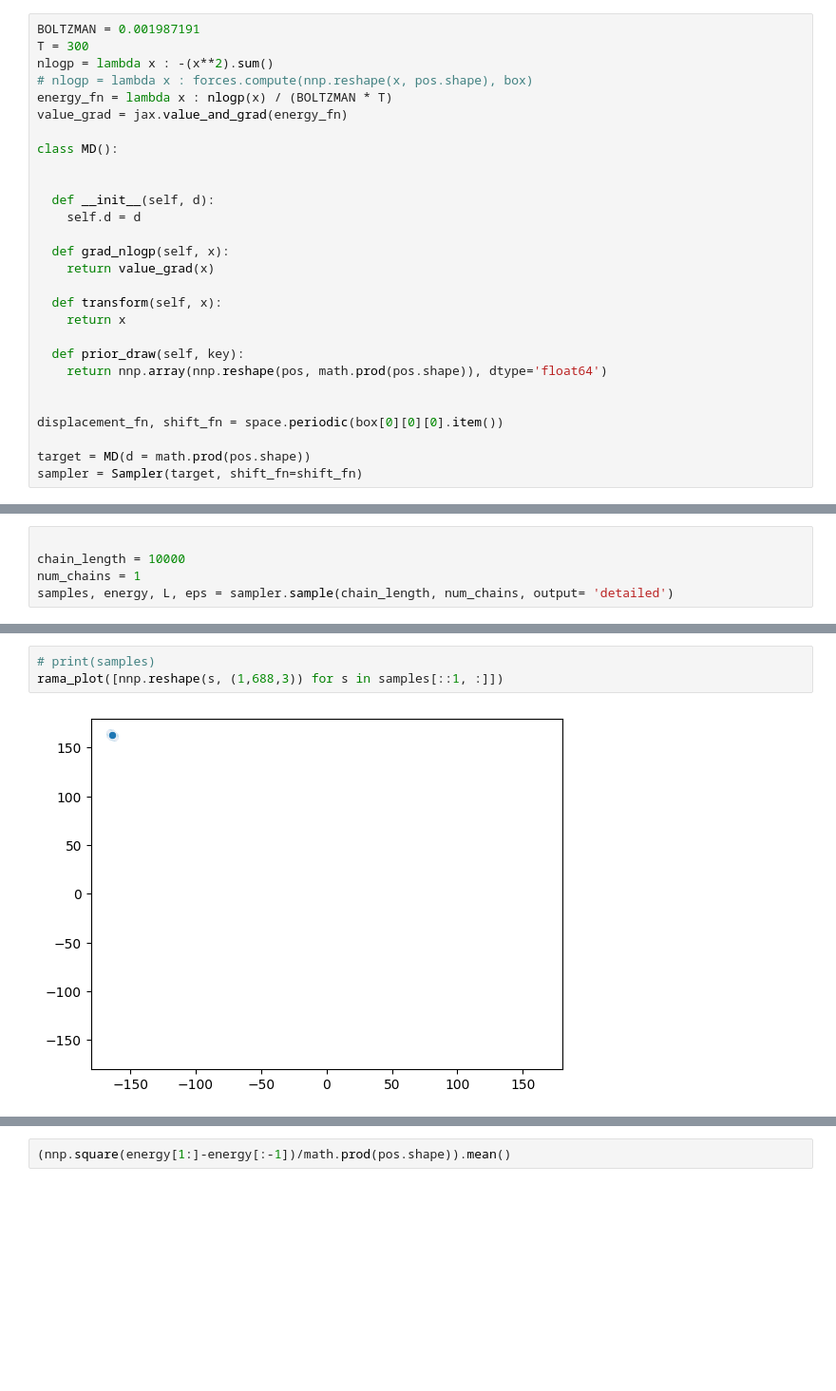
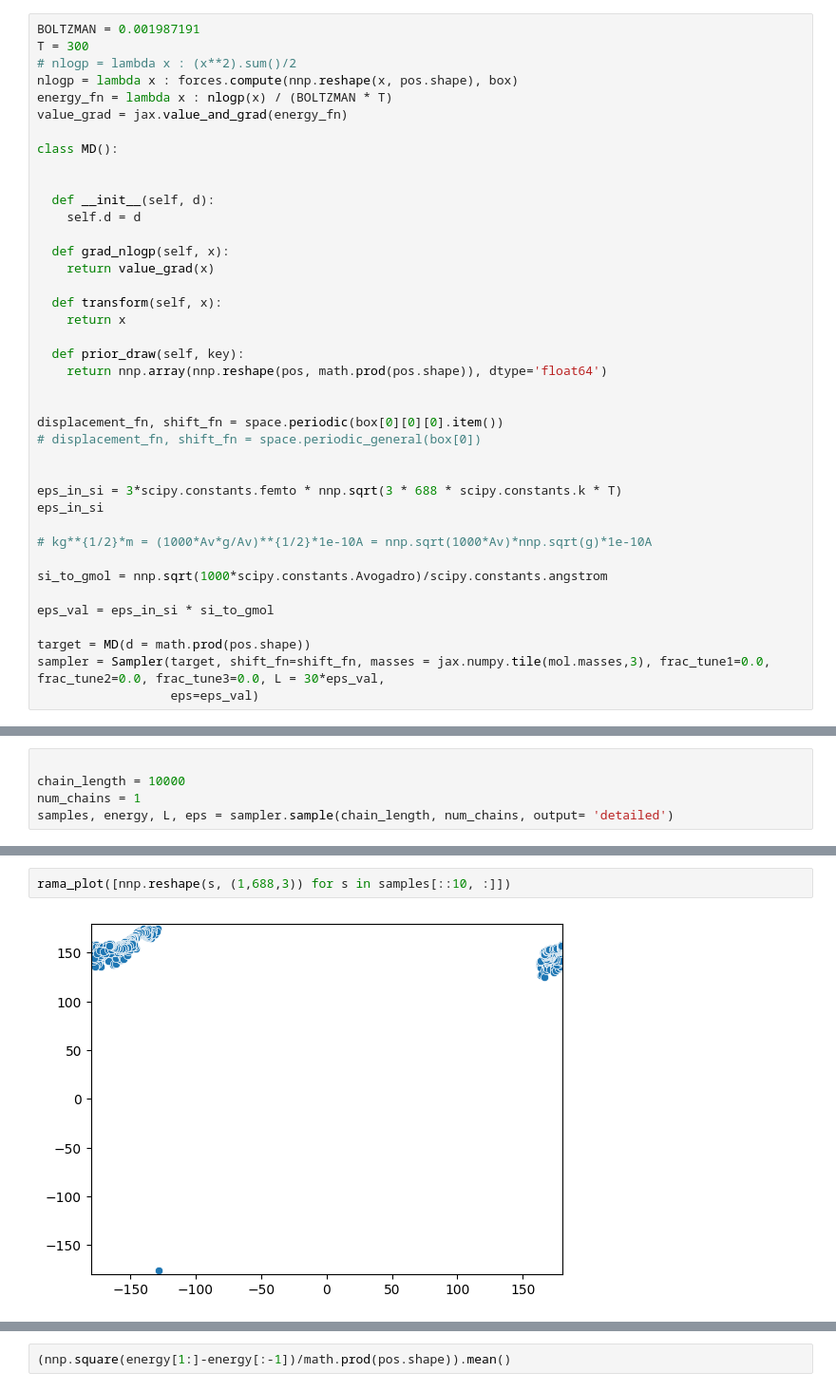
Before and after one commit to reubenharry/jax-md, a Jupyter notebook: notebooks/ad_mclmc.ipynb, the cells around one changed output, grey strips where cells are left out. Shown at 95% size. Saved outputs shown, nothing was run; the diff lists cells and outputs as text; blank space fills up the shorter version.

```diff
--- a/notebooks/ad_mclmc.ipynb
+++ b/notebooks/ad_mclmc.ipynb
@@ -48,8 +54,8 @@ import jax
 # %%
 BOLTZMAN = 0.001987191
 T = 300
-nlogp = lambda x : -(x**2).sum()
-# nlogp = lambda x : forces.compute(nnp.reshape(x, pos.shape), box)
+# nlogp = lambda x : (x**2).sum()/2
+nlogp = lambda x : forces.compute(nnp.reshape(x, pos.shape), box)
 energy_fn = lambda x : nlogp(x) / (BOLTZMAN * T)
 value_grad = jax.value_and_grad(energy_fn)
 
@@ -70,6 +76,18 @@ class MD():
 
 
 displacement_fn, shift_fn = space.periodic(box[0][0][0].item())
+# displacement_fn, shift_fn = space.periodic_general(box[0])
+
+
+eps_in_si = 3*scipy.constants.femto * nnp.sqrt(3 * 688 * scipy.constants.k * T)
+eps_in_si
+
+# kg**{1/2}*m = (1000*Av*g/Av)**{1/2}*1e-10A = nnp.sqrt(1000*Av)*nnp.sqrt(g)*1e-10A
+
+si_to_gmol = nnp.sqrt(1000*scipy.constants.Avogadro)/scipy.constants.angstrom
+
+eps_val = eps_in_si * si_to_gmol
 
 target = MD(d = math.prod(pos.shape))
-sampler = Sampler(target, shift_fn=shift_fn)
+sampler = Sampler(target, shift_fn=shift_fn, masses = jax.numpy.tile(mol.masses,3), frac_tune1=0.0, frac_tune2=0.0, frac_tune3=0.0, L = 30*eps_val,
+                  eps=eps_val)
@@ -90,8 +164,7 @@ samples, energy, L, eps = sampler.sample(chain_length, num_chains, output= 'deta
 # %%
-# print(samples)
-rama_plot([nnp.reshape(s, (1,688,3)) for s in samples[::1, :]])
+rama_plot([nnp.reshape(s, (1,688,3)) for s in samples[::10, :]])
 # %% [output]
-[figure, old version]
+[figure, new version]
 # %%
 L, eps
 # %% [output]
```
Also changed, not shown: parts of 23 cells of this notebook, 3 other files.
